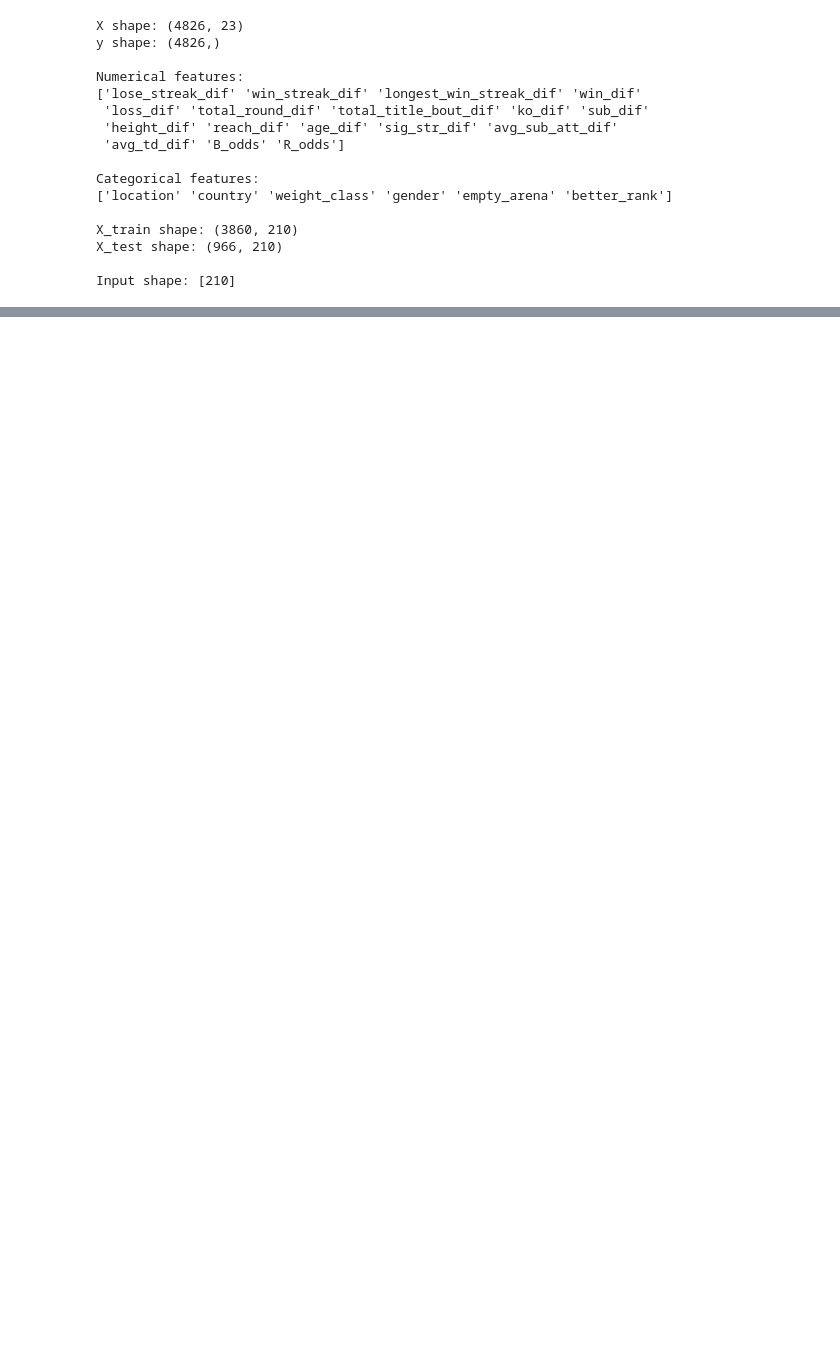
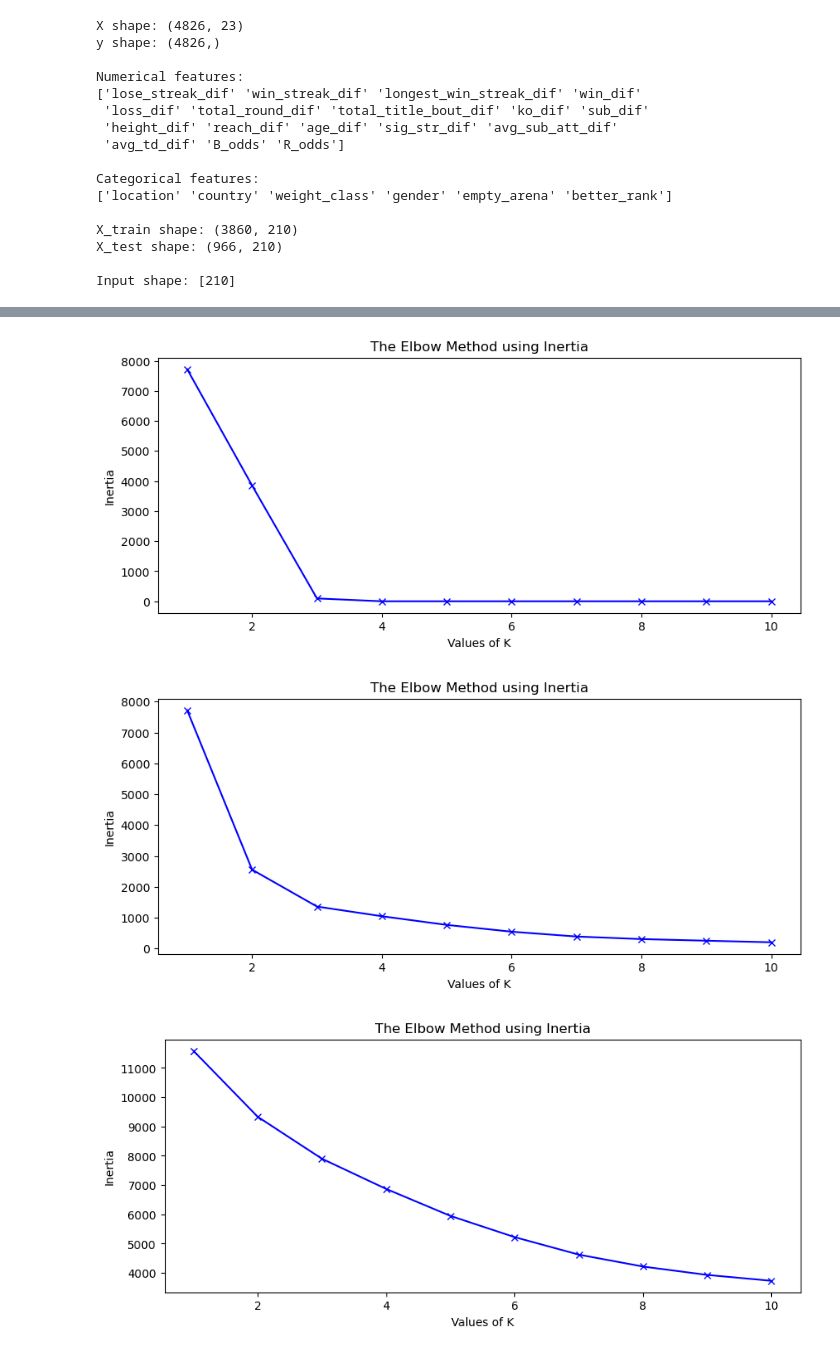
Before and after one commit to jpz129/ufc_bets, a Jupyter notebook: mma-bets/notebooks/3-tensorflow.ipynb, the cells around one changed output, grey strips where cells are left out. Drawn from its saved outputs; the diff is of its cells as text; code cells hidden in the pictures; blank space fills up the shorter version.

Commit message:
updated notebooks with cluster engineering

```diff
--- a/mma-bets/notebooks/3-tensorflow.ipynb
+++ b/mma-bets/notebooks/3-tensorflow.ipynb
@@ -194,0 +262,3 @@ Epoch 26/200
+# %%
+X_train, X_test, y_train, y_test = train_test_split(
+    X, y, test_size=0.2, random_state=1)
@@ -194,0 +285,14 @@ Epoch 26/200
+# %%
+fight_conds = ['title_bout', 'empty_arena']
+odds = ['B_odds', 'R_odds']
+striking = ['ko_dif', 'reach_dif', 'sig_str_dif']
+grappling = ['sub_dif', 'avg_sub_att_dif', 'avg_td_dif']
+fighter = ['weight_class', 'gender', 'better_rank', 'age_dif', 'height_dif', 'total_round_dif', 'total_title_bout_dif']
+streaks = ['lose_streak_dif', 'win_streak_dif', 'longest_win_streak_dif']
+# %%
+X1 = X_train[fight_conds].copy()
+X2 = X_train[odds].copy()
+X3 = X_train[striking].copy()
+X4 = X_train[grappling].copy()
+X5 = X_train[fighter].copy()
+X6 = X_train[streaks].copy()
@@ -194,0 +301,26 @@ Epoch 26/200
+# %%
+def clusters(X):
+    k_list = range(1, 11)
+    distances = []
+    for k in k_list:
+        kmeans = KMeans(n_clusters=k, random_state=1, max_iter=100)
+        X[f'cluster_k{k}'] = kmeans.fit_predict(X)
+        models.append(kmeans)
+        distances.append(kmeans.inertia_)
+    plt.figure(figsize=[10,4])
+    plt.plot(k_list, distances, 'bx-')
+    plt.xlabel('Values of K')
+    plt.ylabel('Inertia')
+    plt.title(f'The Elbow Method using Inertia')
+    plt.show()
+    return X
+# %%
+Xs = []
+Xcols = []
+for X in [X1, X2, X3, X4, X5, X6]:
+    Xcols.append(X.columns)
+    Xs.append(clusters(X))
+# %% [output]
+[figure, added]
+[figure, added]
+[figure, added]
```
Also changed, not shown: parts of 37 cells of this notebook, 1 other file.
